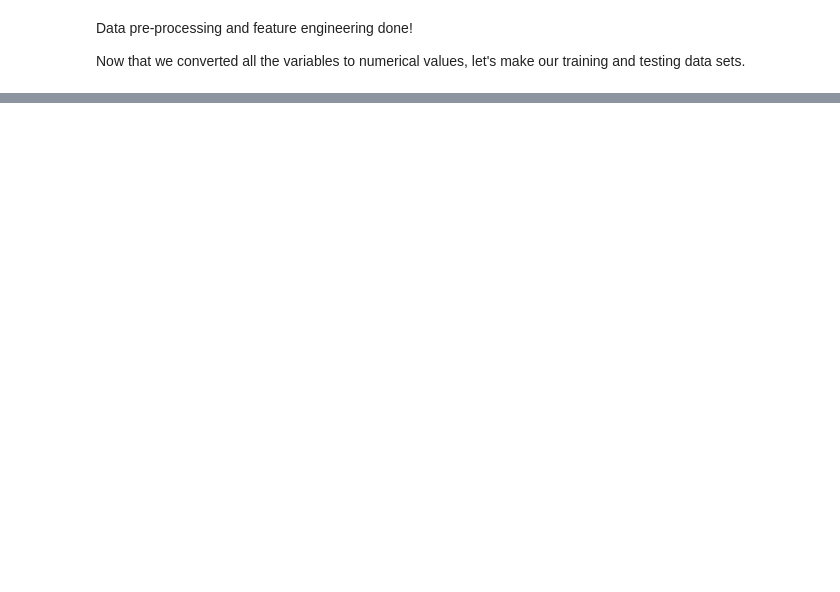
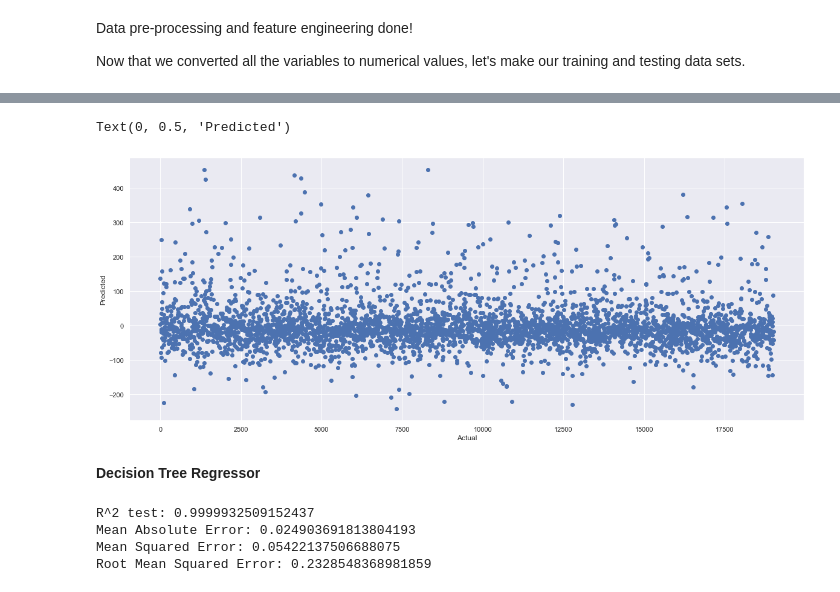
Before and after one commit to peterle93/Toronto-Airbnb-Analysis, a Jupyter notebook: Toronto Airbnb Dataset.ipynb, the cells around one changed output, grey strips where cells are left out. Saved outputs shown, nothing was run; the diff lists cells and outputs as text; code cells hidden in the pictures; blank space fills up the shorter version.

```diff
--- a/Toronto Airbnb Dataset.ipynb
+++ b/Toronto Airbnb Dataset.ipynb
@@ -487,3 +433,0 @@ array([4, 0, 5, ..., 2, 8, 5])
-# %%
-# Creates a new column showing clusters in the dataset used in the model
-listings_new['Clusters'] = pd.Series(listings_new_kmeans, index=listings_new.index)
@@ -537,0 +434,22 @@ AvgScoreListingPerCluster.plot.bar(figsize=(10,4))
+# %%
+# Apply RandomForestRegressor algorithm
+X = listings_new.drop('price', axis =1)
+y = listings_new['price']
+
+# Split X and y train and test
+X_train, X_test, y_train, y_test = train_test_split(X, y, test_size = 0.2, random_state=42)
+rf = RandomForestRegressor(n_estimators=500,
+                               criterion='mse',
+                               random_state=3,
+                               n_jobs=-1)
+
+rf.fit(X_train, y_train) # Fit
+y_train_pred = rf.predict(X_train) # Predict
+y_test_pred = rf.predict(X_test)
+
+r2_score = metrics.r2_score(y_test, y_test_pred)
+
+print('R^2 test: %.4f' % r2_score)
+print('Mean Absolute Error:', metrics.mean_absolute_error(y_test, y_test_pred))
+print('Mean Squared Error:', metrics.mean_squared_error(y_test, y_test_pred))
+print('Root Mean Squared Error:', np.sqrt(metrics.mean_squared_error(y_test, y_test_pred)))
@@ -537,0 +506,35 @@ AvgScoreListingPerCluster.plot.bar(figsize=(10,4))
+# %%
+# linestyle graph of Actual vs. Predicted Values
+g=plt.plot(y_test - y_test_pred,marker='o',linestyle='')
+plt.xlabel('Actual')
+plt.ylabel('Predicted')
+# %% [output]
+Text(0, 0.5, 'Predicted')
+[figure, added]
+# %% [markdown]
+**Decision Tree Regressor**
+# %%
+# Decision Tree Regressor Model
+X = listings_new[['accommodates','beds','availability_30','number_of_reviews','review_scores_rating', 'bedrooms','price','Entire home/apt','Hotel room','Private room','wifi']]
+y = listings_new['price']
+
+from sklearn.model_selection import train_test_split
+X_train, X_test, y_train, y_test = train_test_split(X, y, test_size=0.2, random_state=42)
+
+from sklearn.tree import DecisionTreeRegressor
+regressor = DecisionTreeRegressor()
+regressor.fit(X_train, y_train)
+
+y_test_pred = regressor.predict(X_test)
+
+from sklearn import metrics
+
+print('R^2 test:', metrics.r2_score(y_test, y_test_pred))
+print('Mean Absolute Error:', metrics.mean_absolute_error(y_test, y_test_pred))
+print('Mean Squared Error:', metrics.mean_squared_error(y_test, y_test_pred))
+print('Root Mean Squared Error:', np.sqrt(metrics.mean_squared_error(y_test, y_test_pred)))
+# %% [output]
+R^2 test: 0.9999932509152437
+Mean Absolute Error: 0.024903691813804193
+Mean Squared Error: 0.05422137506688075
+Root Mean Squared Error: 0.2328548368981859
```
Also changed, not shown: parts of 64 cells of this notebook, 2 other files.
